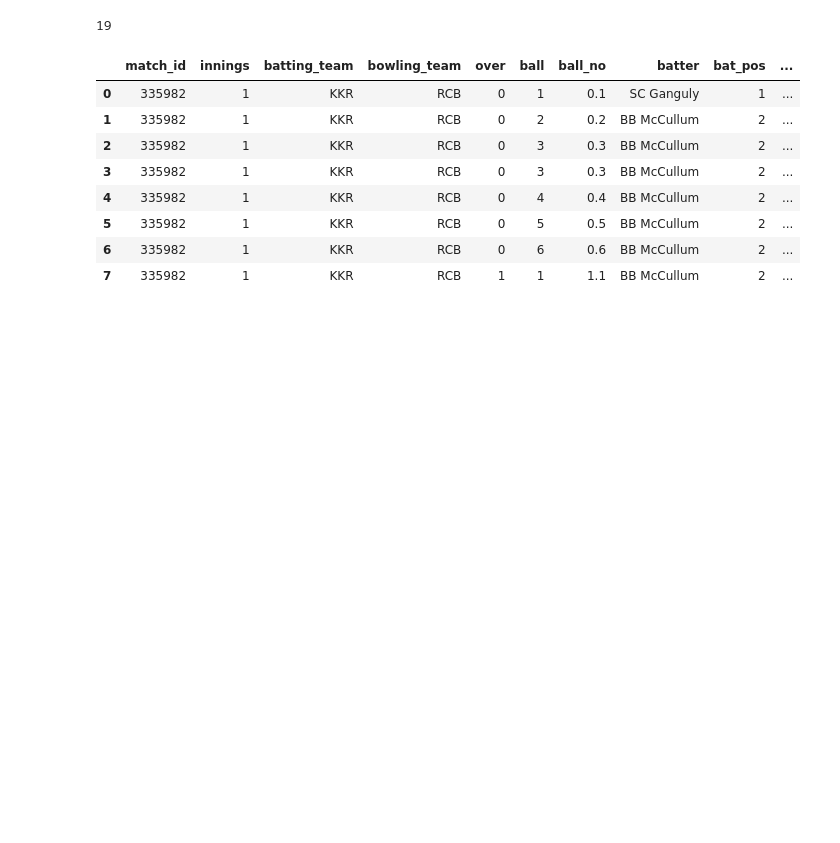
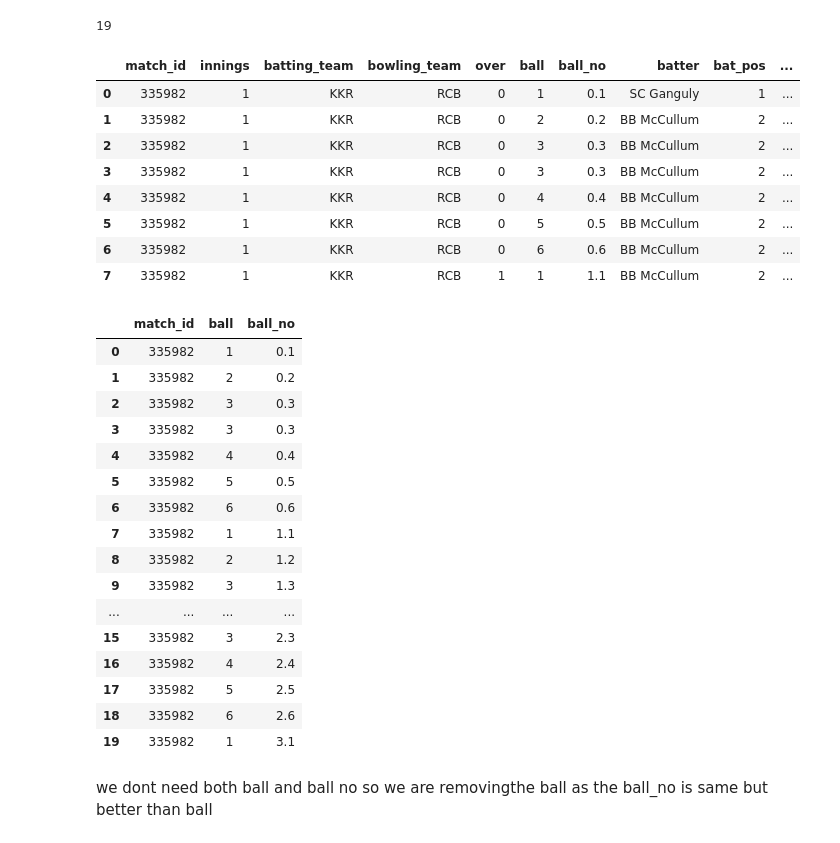
Before and after one commit to karansingh-chauhan/IPL-DATA-ANALYSIS, a Jupyter notebook: main.ipynb, the cells around one changed output. Saved outputs shown, nothing was run; the diff lists cells and outputs as text; code cells hidden in the pictures; blank space fills up the shorter version.

```diff
--- a/main.ipynb
+++ b/main.ipynb
@@ -179,3 +179,25 @@ train_df.head(8)
 | 5 | 335982 | 1 | KKR | RCB | 0 | 5 | 0.5 | BB McCullum | 2 | ... |
 | 6 | 335982 | 1 | KKR | RCB | 0 | 6 | 0.6 | BB McCullum | 2 | ... |
 | 7 | 335982 | 1 | KKR | RCB | 1 | 1 | 1.1 | BB McCullum | 2 | ... |
+# %%
+train_df[['match_id','ball','ball_no']].head(20)
+# %% [output]
+|  | match_id | ball | ball_no |
+| 0 | 335982 | 1 | 0.1 |
+| 1 | 335982 | 2 | 0.2 |
+| 2 | 335982 | 3 | 0.3 |
+| 3 | 335982 | 3 | 0.3 |
+| 4 | 335982 | 4 | 0.4 |
+| 5 | 335982 | 5 | 0.5 |
+| 6 | 335982 | 6 | 0.6 |
+| 7 | 335982 | 1 | 1.1 |
+| 8 | 335982 | 2 | 1.2 |
+| 9 | 335982 | 3 | 1.3 |
+| ... | ... | ... | ... |
+| 15 | 335982 | 3 | 2.3 |
+| 16 | 335982 | 4 | 2.4 |
+| 17 | 335982 | 5 | 2.5 |
+| 18 | 335982 | 6 | 2.6 |
+| 19 | 335982 | 1 | 3.1 |
+# %% [markdown]
+we dont need both ball and ball no so we are removingthe ball as the ball_no is same but better than ball
```
Also changed, not shown: parts of 8 cells of this notebook.
